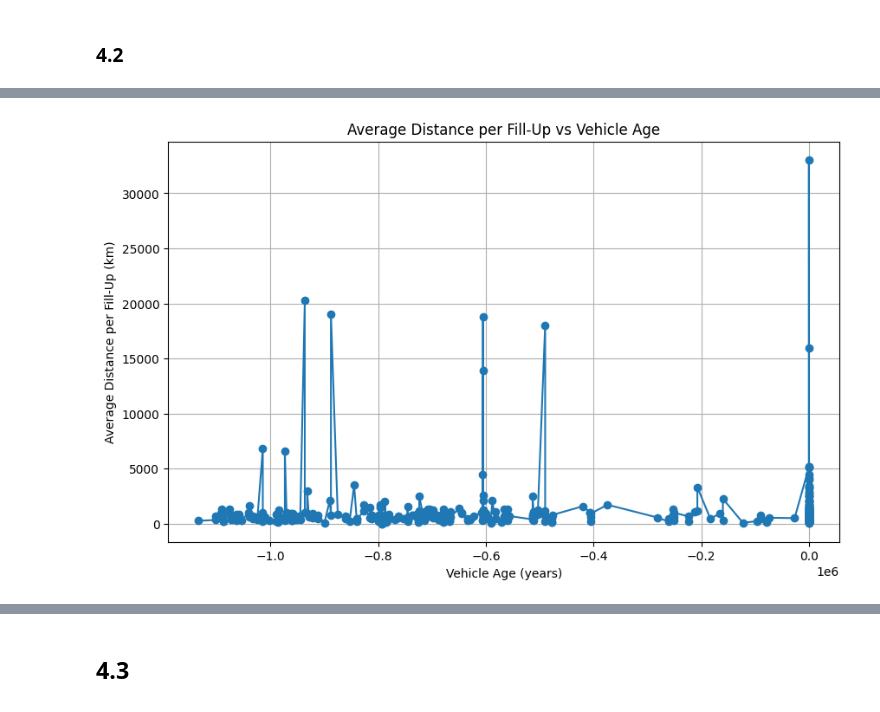
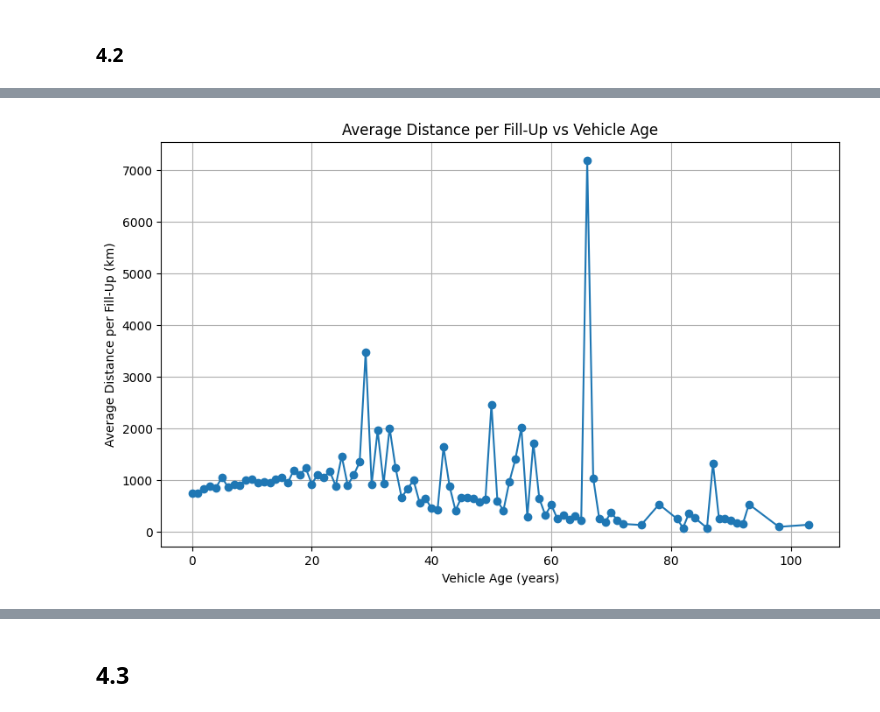
Before and after one commit to TumiJourdan/IDVE-Assignments, a Jupyter notebook: Assignment 1/main.ipynb, the cells around one changed output, grey strips where cells are left out. Cells and saved outputs as stored; diff of their text form; code cells hidden in the pictures.

```diff
--- a/Assignment 1/main.ipynb
+++ b/Assignment 1/main.ipynb
@@ -620,2 +659,7 @@ CA$     33293
 R       31398
 Name: count, dtype: int64
+# %%
+print(df.columns.tolist())
+df = df.drop(columns=['cost_per_gallon','total_spent','valid_date_fueled','day_of_month'])
+print(df.columns.tolist())
+# Delete : day of month
@@ -625,15 +672,18 @@ from pyod.models.iforest import IForest
 from sklearn.decomposition import PCA
 
 
-def clean_iforest(df_in,top_5_currencies,columns= ['odometer', 'gallons', 'cost_per_gallon_float', 'total_spent_float', 'mpg', 'miles']):
+
+
+def clean_iforest(df_in,top_5_currencies,columns):
     df_top_5 = df_in[df_in['currency'].isin(top_5_currencies)]
     temp_df = df_in.copy()
     for country in top_5_currencies:
 
         # Filter the DataFrame for the current currency
         country_df = df_top_5.loc[df_top_5['currency'] == country]
+        country_df.dropna()
         numerical_df = country_df[columns].copy()
-        numerical_df.fillna(0, inplace=True)
+        numerical_df.dropna()
         iso_forest = IForest(contamination=0.3, random_state=42)
         # Initialize and fit IFOREST
         iso_forest.fit(numerical_df)
@@ -648,9 +698,10 @@ def clean_iforest(df_in,top_5_currencies,columns= ['odometer', 'gallons', 'cost_
 
     return temp_df
 
-def clean_abod_chunking(df_in,top_5_currencies,columns= ['odometer', 'gallons', 'cost_per_gallon_float', 'total_spent_float', 'mpg', 'miles']):
+def clean_abod_chunking(df_in,top_5_currencies,columns):
 
     temp_df = df_in.copy()
+
     df_top_5 = df_in[df_in['currency'].isin(top_5_currencies)]
     for country in top_5_currencies:
         country_df = df_top_5.loc[df_top_5['currency'] == country]
@@ -675,14 +726,16 @@ def clean_abod_chunking(df_in,top_5_currencies,columns= ['odometer', 'gallons',
             temp_df = temp_df.drop(index=outlier_indices)
     return temp_df
 
-def clean_IQR(df_in, columns= ['odometer', 'gallons', 'cost_per_gallon_float', 'total_spent_float', 'mpg', 'miles']):
+def clean_IQR(df_in, columns):
     df_top_5 = df_in[df_in['currency'].isin(top_5_currencies)]
     temp_df = df_in.copy()
+
+    temp_df.dropna()
 
     for country in top_5_currencies:
         # Filter the DataFrame for the current currency
         country_df = df_top_5.loc[df_top_5['currency'] == country]
-
+        country_df.dropna()
         for column in columns:
             Q1 = float(country_df[column].quantile(0.25))
             Q3 = float(country_df[column].quantile(0.75))
@@ -697,7 +750,7 @@ def clean_IQR(df_in, columns= ['odometer', 'gallons', 'cost_per_gallon_float', '
 
     return temp_df
 
-def Debug_by_Currency(top_5_currencies_in,df_in, columns = ['odometer', 'gallons', 'cost_per_gallon_float', 'total_spent_float', 'mpg', 'miles']):
+def Debug_by_Currency(top_5_currencies_in,df_in, columns):
 
     # get all that are in top 5 currencies
     df_top_5 = df_in[df_in['currency'].isin(top_5_currencies_in)]
@@ -724,20 +777,23 @@ def Debug_by_Currency(top_5_currencies_in,df_in, columns = ['odometer', 'gallons
         plt.tight_layout(rect=[0, 0, 1, 0.96])
         plt.show()
 
+columns = ['odometer', 'gallons', 'cost_per_gallon_float', 'total_spent_float', 'mpg', 'miles','vehicle_age','km_driven','litres_filled','litres_per_100km',]
 
 shape_before = df[df['currency'].isin(top_5_currencies)]
+# Drop negatives
 
 # clean with isoforest
 iso_forest = IForest(contamination=0.3, random_state=42)
-temp_df = clean_iforest(df,top_5_currencies)
+temp_df = clean_iforest(df,top_5_currencies,columns)
 # clean with iqr
-temp_df = clean_IQR(temp_df)
+temp_df = clean_IQR(temp_df,columns)
+
 ### Debugging ####
-Debug_by_Currency(top_5_currencies,temp_df)
+Debug_by_Currency(top_5_currencies,temp_df,columns)
 ##################
 df_top_5_cleaned = temp_df[temp_df['currency'].isin(top_5_currencies)]
 
-# df = df_top_5_cleaned
+df = df_top_5_cleaned
 
 print("Shape before:",shape_before.shape)
 print("Shape after:",df_top_5_cleaned.shape)
@@ -992,28 +1072,28 @@ plt.show()
 # %%
 #4.2.4
 
-# Convert the 'year' column to numeric, forcing errors to NaN if any non-numeric values are present
-df['year'] = pd.to_numeric(df['year'], errors='coerce')
+# # Convert the 'year' column to numeric, forcing errors to NaN if any non-numeric values are present
+# df['year'] = pd.to_numeric(df['year'], errors='coerce')
 
 
-df['vehicle_age'] = df['date_fueled'].dt.year - df['year']
+# df['vehicle_age'] = df['date_fueled'].dt.year - df['year']
 
 # Group by vehicle age and calculate the average distance per fill-up
 avg_distance_by_age = df.groupby('vehicle_age')['distance_per_fill'].mean().reset_index()
 
 # Rename the columns for clarity
 avg_distance_by_age.columns = ['vehicle_age', 'avg_distance_per_fill_km']
 
 # Plot the average distance per fill-up by vehicle age
 plt.figure(figsize=(10, 6))
 plt.plot(avg_distance_by_age['vehicle_age'], avg_distance_by_age['avg_distance_per_fill_km'], marker='o')
 plt.xlabel('Vehicle Age (years)')
 plt.ylabel('Average Distance per Fill-Up (km)')
 plt.title('Average Distance per Fill-Up vs Vehicle Age')
 plt.grid(True)
 plt.show()
 # %% [output]
-[figure, old version]
+[figure, new version]
 # %%
 # 4.2.4
 
```
Also changed, not shown: parts of 15 cells of this notebook.
